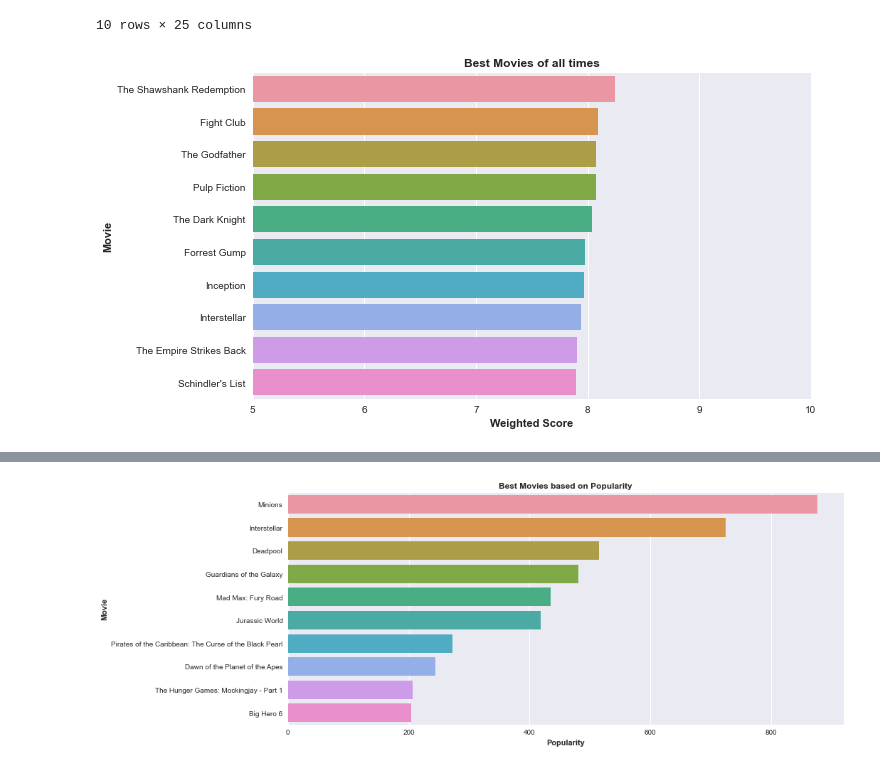
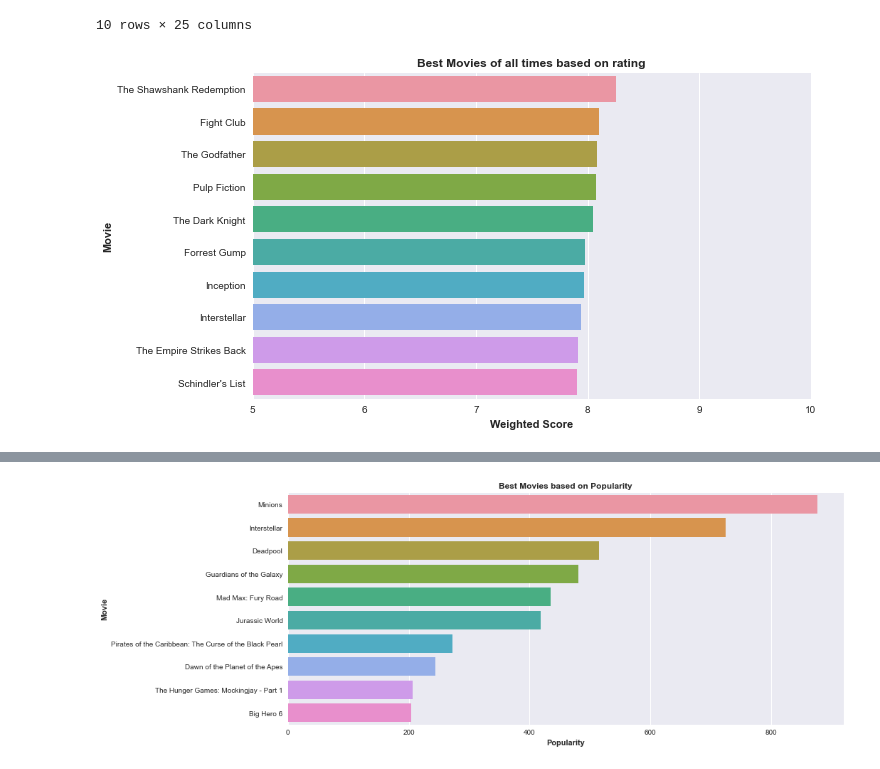
Before and after one commit to Ellana42/projet_info, a Jupyter notebook: rating_movies.ipynb, the cells around one changed output, grey strips where cells are left out. Saved outputs shown, nothing was run; the diff lists cells and outputs as text; code cells hidden in the pictures.

```diff
--- a/rating_movies.ipynb
+++ b/rating_movies.ipynb
@@ -161,9 +160,7 @@ data.drop(index=data[data['release_date'].isna()].index, inplace=True)
 # It seems that we didn't take into account all the empty lists and null values
 # %%
 chimameti = data[data['runtime'].isna()].index[0]
-frank_sinatra = data[data['runtime'].isna()].index[1]
 data.loc[chimameti, 'runtime'] = 113.0
-data.loc[frank_sinatra, 'runtime'] = 81.0
 # %% [markdown]
 We are going to differentiate in addition of the existing data types lists and strings. It's going to be important as the list have subattributes that can be extracted later, but also because the missing value manifests by an empty list which isn't considered NaN by pandas.
 # %%
@@ -251,7 +246,6 @@ data[data['overview'].isna()]
 # %%
 # Let's fill in manually the missing overviews
 data.loc[chimameti, 'overview'] = chimameti_desc
-data.loc[frank_sinatra, 'overview'] = frank_sinatra_desc
 data.loc[data['overview'].isna(), 'overview'] = food_chains_desc
 # %%
 data.drop(columns='homepage', inplace=True)
@@ -783,13 +774,13 @@ data.sort_values('weighted_rating', ascending=False).head(10)
 # %%
 weight_average=data.sort_values('weighted_rating',ascending=False)
 plt.figure(figsize=(10,6))
 axis1=sns.barplot(x=weight_average['weighted_rating'].head(10), y=weight_average['original_title'].head(10), data=weight_average)
 plt.xlim(5, 10)
-plt.title('Best Movies of all times', weight='bold')
+plt.title('Best Movies of all times based on rating', weight='bold')
 plt.xlabel('Weighted Score', weight='bold')
 plt.ylabel('Movie', weight='bold');
 # %% [output]
-[figure, old version]
+[figure, new version]
 # %%
 # Which is not the same as if we sort by popularity
 data.sort_values('popularity', ascending=False).head(10)
```
Also changed, not shown: parts of 63 cells of this notebook, 1 other file.
